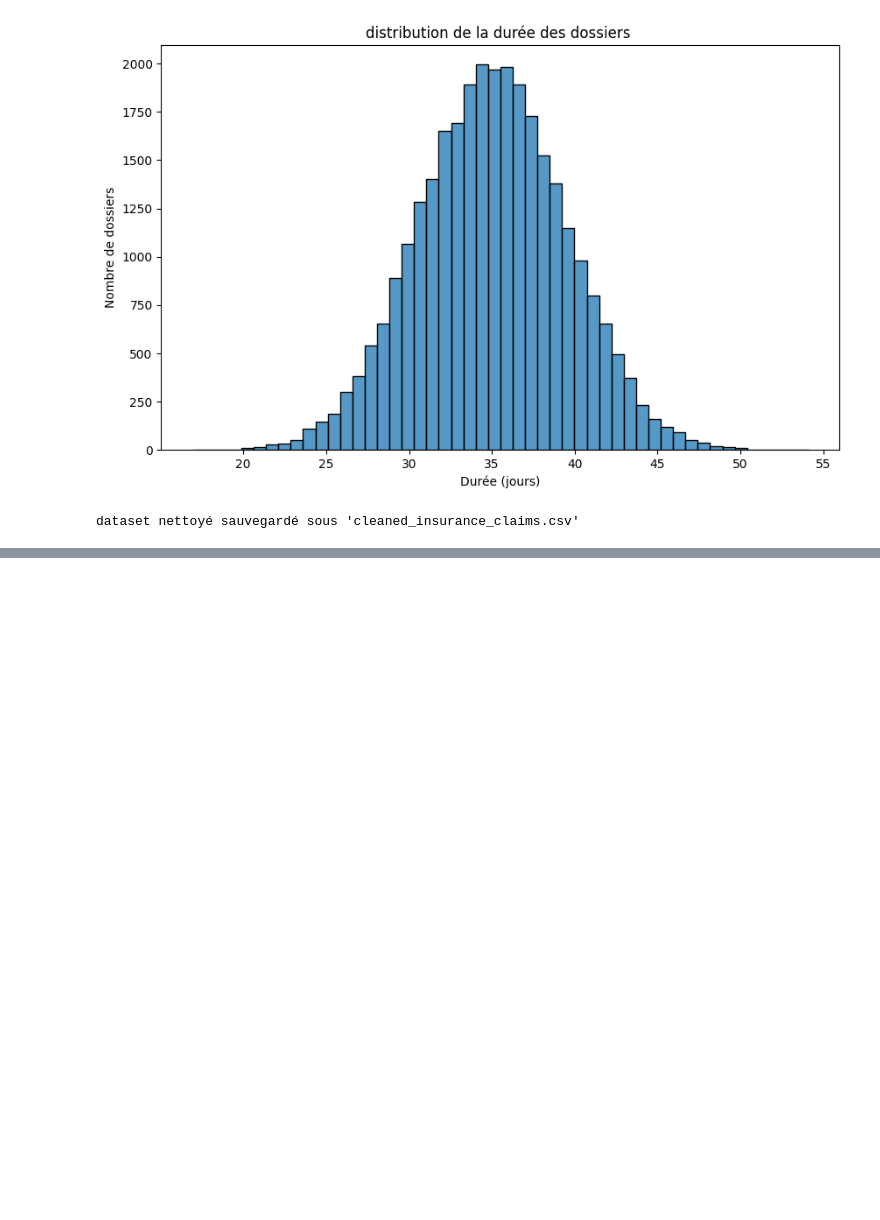
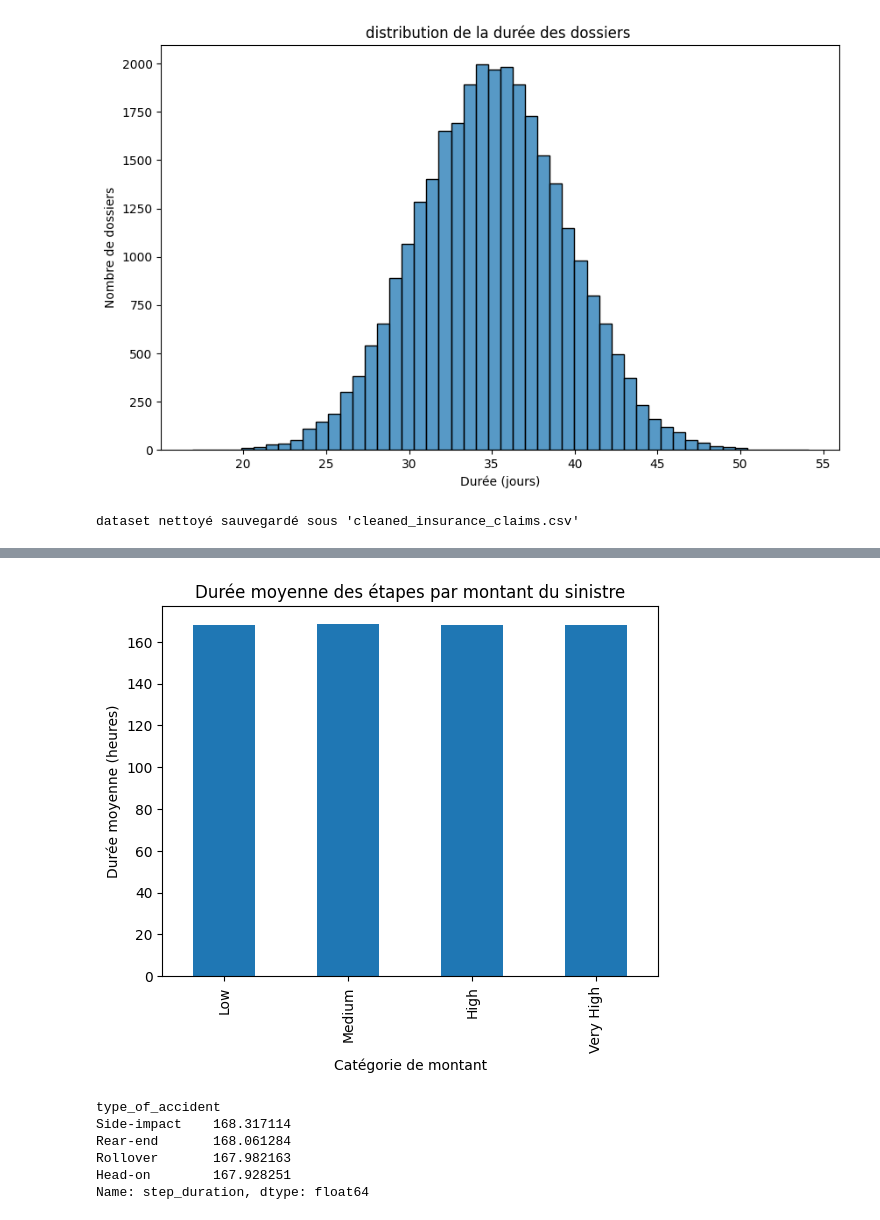
Before and after one commit to joviale08/process-mining-optimization, a Jupyter notebook: app/notebook.ipynb, the cells around one changed output, grey strips where cells are left out. Saved outputs shown, nothing was run; the diff lists cells and outputs as text; code cells hidden in the pictures; blank space fills up the shorter version.

```diff
--- a/app/notebook.ipynb
+++ b/app/notebook.ipynb
@@ -194,0 +299,26 @@ dataset nettoyé sauvegardé sous 'cleaned_insurance_claims.csv'
+# %%
+duration_by_claim.plot(kind="bar")
+
+plt.title("Durée moyenne des étapes par montant du sinistre")
+plt.xlabel("Catégorie de montant")
+plt.ylabel("Durée moyenne (heures)")
+
+plt.show()
+# %% [output]
+[figure, added]
+# %%
+# analyse par type d'accident
+accident_analysis = (
+    data.groupby("type_of_accident")["step_duration"]
+    .mean()
+    .sort_values(ascending=False)
+)
+
+accident_analysis
+# %% [output]
+type_of_accident
+Side-impact    168.317114
+Rear-end       168.061284
+Rollover       167.982163
+Head-on        167.928251
+Name: step_duration, dtype: float64
```
Also changed, not shown: parts of 11 cells of this notebook.
